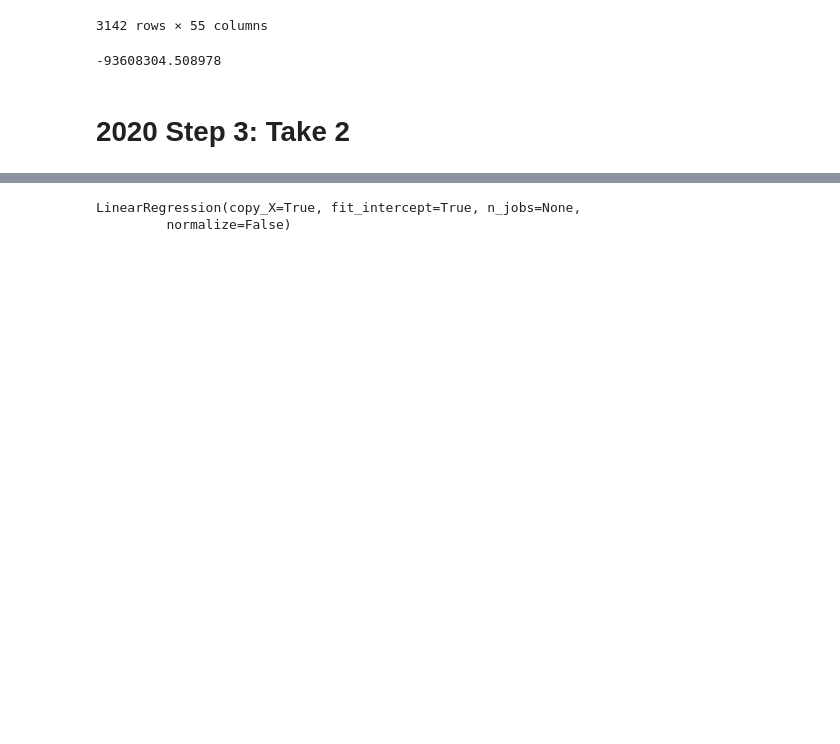
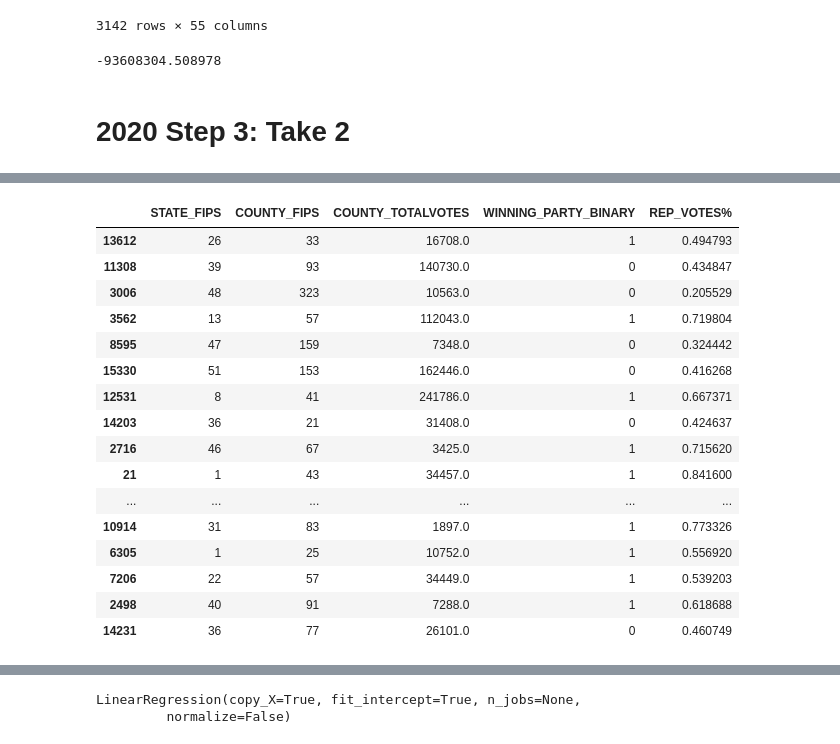
Before and after one commit to ehuang13/w210-presidential-election, a Jupyter notebook: harith/notebook/2020 Prediction Pipeline Phase 1.ipynb, the cells around one changed output, grey strips where cells are left out. Drawn from its saved outputs; the diff is of its cells as text; code cells hidden in the pictures; blank space fills up the shorter version.

```diff
--- a/harith/notebook/2020 Prediction Pipeline Phase 1.ipynb
+++ b/harith/notebook/2020 Prediction Pipeline Phase 1.ipynb
@@ -632,0 +647,20 @@ votes_historcail_df_copy = votes_historcail_df[['STATE_FIPS', 'COUNTY_FIPS', 'CO
+# %%
+votes_historcail_df_copy.sample(20)
+# %% [output]
+|  | STATE_FIPS | COUNTY_FIPS | COUNTY_TOTALVOTES | WINNING_PARTY_BINARY | REP_VOTES% |
+| 13612 | 26 | 33 | 16708.0 | 1 | 0.494793 |
+| 11308 | 39 | 93 | 140730.0 | 0 | 0.434847 |
+| 3006 | 48 | 323 | 10563.0 | 0 | 0.205529 |
+| 3562 | 13 | 57 | 112043.0 | 1 | 0.719804 |
+| 8595 | 47 | 159 | 7348.0 | 0 | 0.324442 |
+| 15330 | 51 | 153 | 162446.0 | 0 | 0.416268 |
+| 12531 | 8 | 41 | 241786.0 | 1 | 0.667371 |
+| 14203 | 36 | 21 | 31408.0 | 0 | 0.424637 |
+| 2716 | 46 | 67 | 3425.0 | 1 | 0.715620 |
+| 21 | 1 | 43 | 34457.0 | 1 | 0.841600 |
+| ... | ... | ... | ... | ... | ... |
+| 10914 | 31 | 83 | 1897.0 | 1 | 0.773326 |
+| 6305 | 1 | 25 | 10752.0 | 1 | 0.556920 |
+| 7206 | 22 | 57 | 34449.0 | 1 | 0.539203 |
+| 2498 | 40 | 91 | 7288.0 | 1 | 0.618688 |
+| 14231 | 36 | 77 | 26101.0 | 0 | 0.460749 |
```
Also changed, not shown: parts of 35 cells of this notebook, 3 other files.
